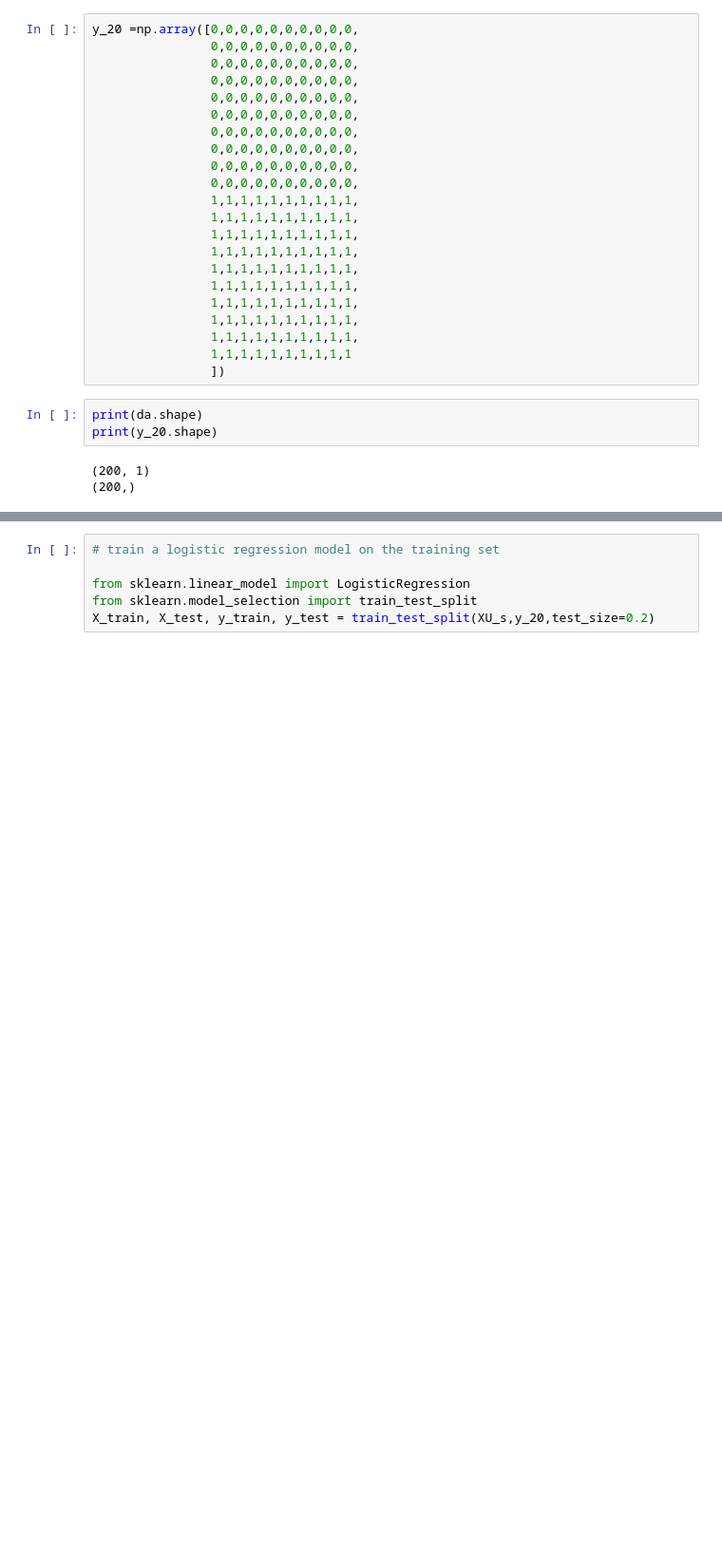
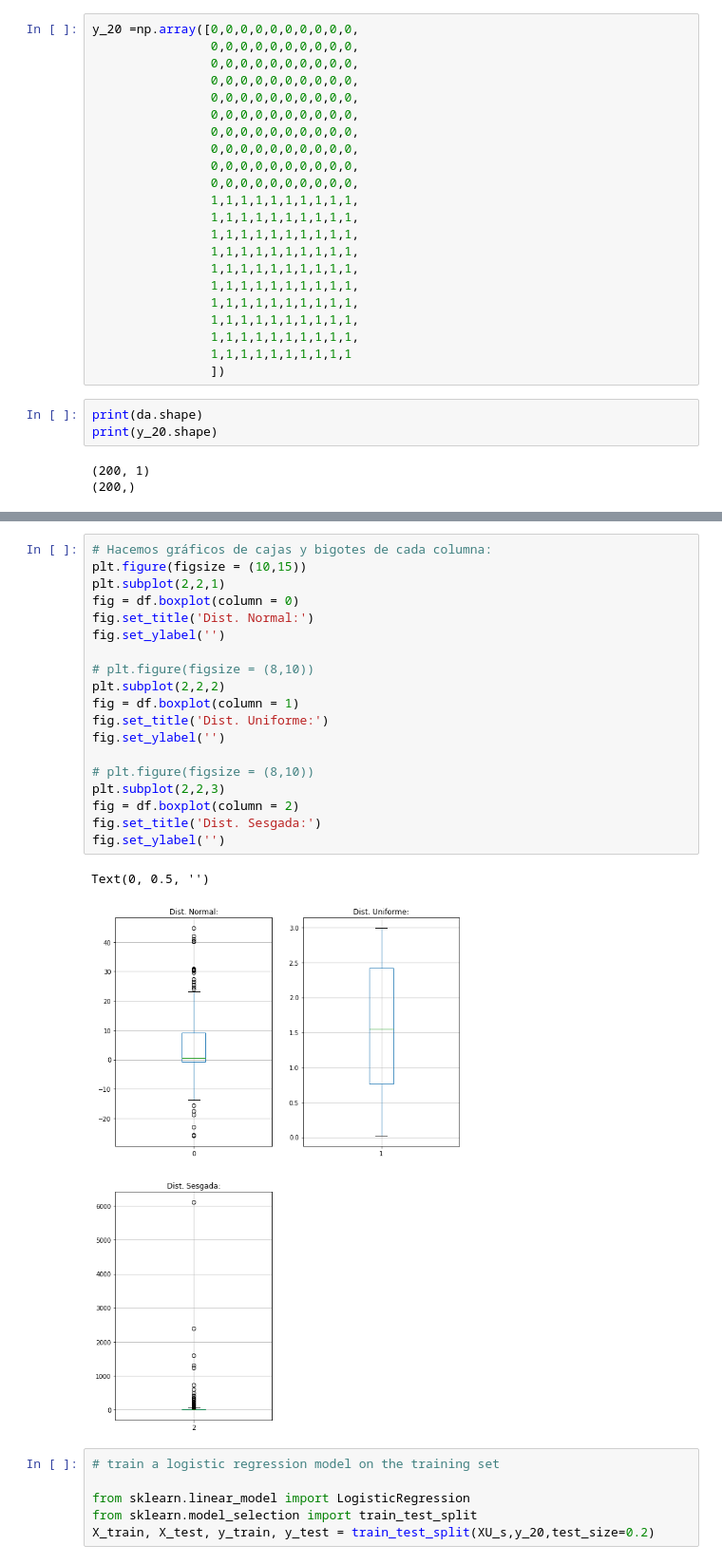
Before and after one commit to octagomez/TP_MARZO2022_REGRESION_LOGISTICA, a Jupyter notebook: Matrices_200_Ejercicio_TP_MARZO_NARCI_.ipynb, the cells around one changed output, grey strips where cells are left out. Shown: that part at 95% size. Saved outputs shown, nothing was run; the diff lists cells and outputs as text; blank space fills up the shorter version.

Commit message:
Se actualizan gráficos

```diff
--- a/Matrices_200_Ejercicio_TP_MARZO_NARCI_.ipynb
+++ b/Matrices_200_Ejercicio_TP_MARZO_NARCI_.ipynb
@@ -135,3 +153,25 @@ Text(0, 0.5, 'Dist. Sesgada')
+# %%
+# Hacemos gráficos de cajas y bigotes de cada columna:
+plt.figure(figsize = (10,15))
+plt.subplot(2,2,1)
+fig = df.boxplot(column = 0)
+fig.set_title('Dist. Normal:')
+fig.set_ylabel('')
+
+# plt.figure(figsize = (8,10))
+plt.subplot(2,2,2)
+fig = df.boxplot(column = 1)
+fig.set_title('Dist. Uniforme:')
+fig.set_ylabel('')
+
+# plt.figure(figsize = (8,10))
+plt.subplot(2,2,3)
+fig = df.boxplot(column = 2)
+fig.set_title('Dist. Sesgada:')
+fig.set_ylabel('')
+# %% [output]
+Text(0, 0.5, '')
+[figure, added]
 # %%
 # train a logistic regression model on the training set
 
```
Also changed, not shown: parts of 17 cells of this notebook.
